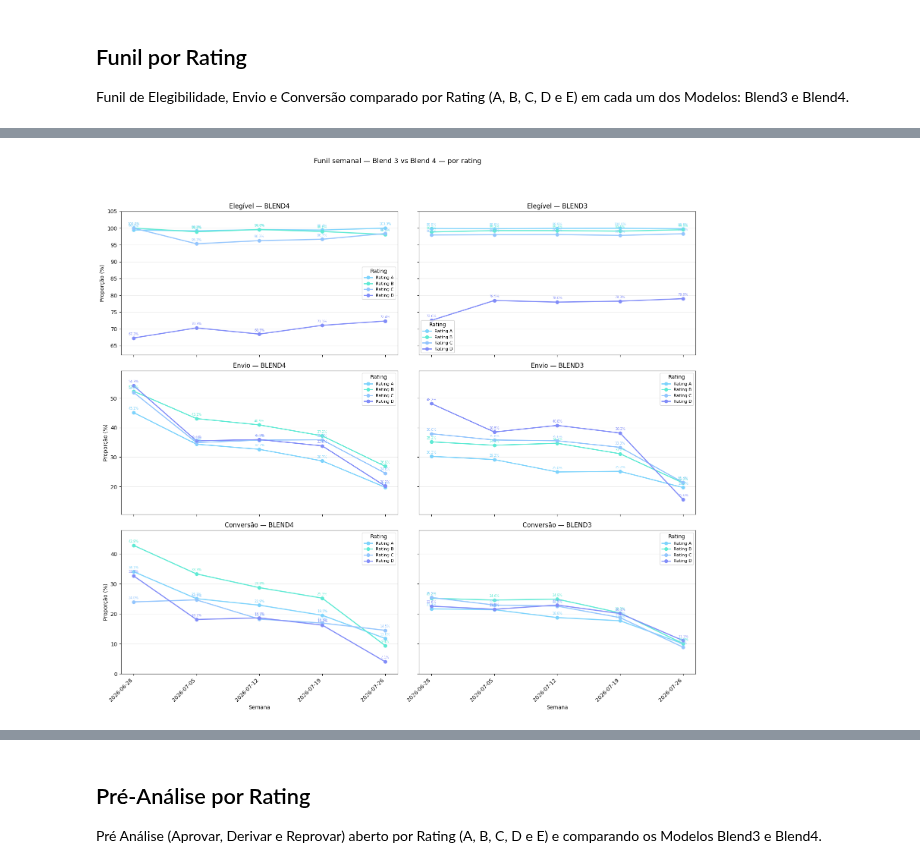
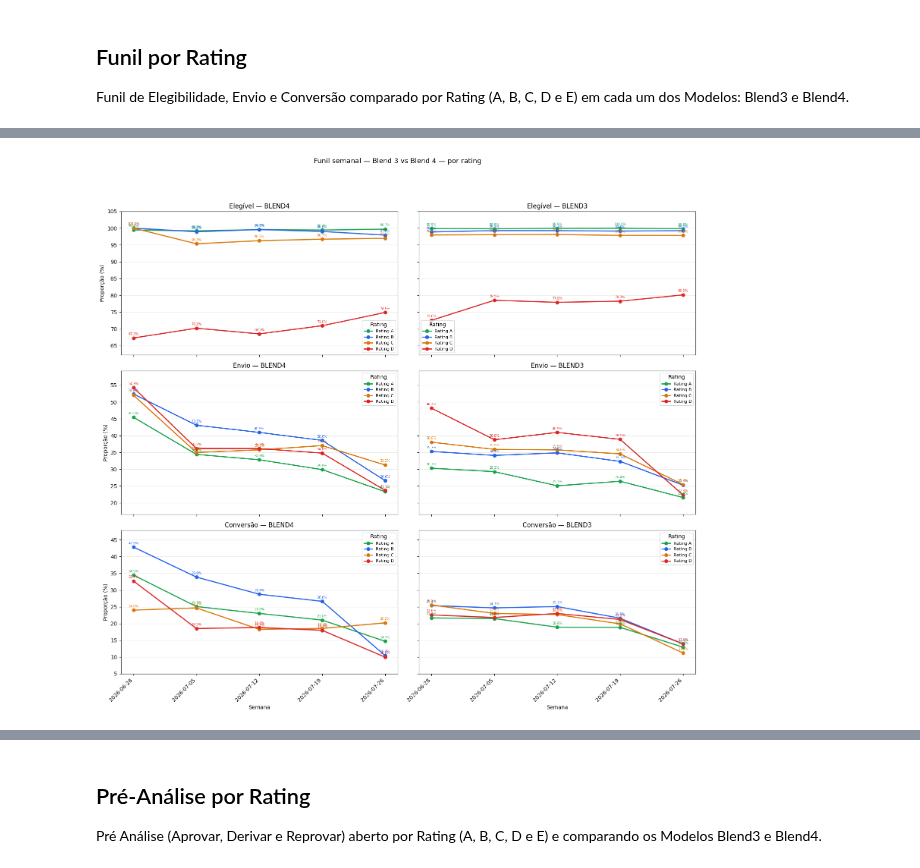
Before and after one commit to lucas-nascimento-loft/monitoramento-modelos, a Jupyter notebook: 02.Monitoramento_Funil_Blend4.ipynb, the cells around one changed output, grey strips where cells are left out. Saved outputs shown, nothing was run; the diff lists cells and outputs as text; code cells hidden in the pictures.

```diff
--- a/02.Monitoramento_Funil_Blend4.ipynb
+++ b/02.Monitoramento_Funil_Blend4.ipynb
@@ -1245,21 +975,46 @@ for metric_col, metric_label in METRICS.items():
+# %%
+RATINGS_TO_PLOT = ["A", "B", "C", "D"]
+
+RATING_COLOR_MAP_FUNNEL = {
+    "A": "#16A34A",  # verde
+    "B": "#2563EB",  # azul
+    "C": "#D97706",  # laranja
+    "D": "#DC2626",  # vermelho
+    "E": "#334155",  # cinza escuro
+    "N/I": "#94A3B8",
+}
+
+plot_funnel_metrics_by_rating_side_by_side(
+    df_weekly,
+    models=MODEL_ORDER_GRAPH,
+    ratings=RATINGS_TO_PLOT,
+    time_grain="week",
+    model_col=MODEL_COL,
+    rating_col=RATING_COL,
+    rating_color_map=RATING_COLOR_MAP_FUNNEL,  # <-- aqui
+    ylim=None,
+    auto_ylim_pad=5.0,
+    show_labels=True,
+    suptitle="Funil semanal — Blend 3 vs Blend 4 — por rating",
+)
+# %% [output]
+[figure, added]
 # %%
 
-RATINGS_TO_PLOT = ["A", "B", "C", "D"]
-plot_funnel_metrics_by_rating_side_by_side(
-    df_weekly,
-    models=MODEL_ORDER_GRAPH,
-    ratings=RATINGS_TO_PLOT,
-    time_grain="week",
-    model_col=MODEL_COL,
-    rating_col=RATING_COL,
-    # min_volume_per_model=MIN_VOLUME_WEEKLY,
-    ylim=None,              # auto por linha
-    auto_ylim_pad=5.0,      # margem acima/abaixo dos dados
-    show_labels=True,
-    suptitle="Funil semanal — Blend 3 vs Blend 4 — por rating",
-)
+# RATINGS_TO_PLOT = ["A", "B", "C", "D"]
+# plot_funnel_metrics_by_rating_side_by_side(
+#     df_weekly,
+#     models=MODEL_ORDER_GRAPH,
+#     ratings=RATINGS_TO_PLOT,
+#     time_grain="week",
+#     model_col=MODEL_COL,
+#     rating_col=RATING_COL,
+#     # min_volume_per_model=MIN_VOLUME_WEEKLY,
+#     ylim=None,              # auto por linha
+#     auto_ylim_pad=5.0,      # margem acima/abaixo dos dados
+#     show_labels=True,
+#     suptitle="Funil semanal — Blend 3 vs Blend 4 — por rating",
+# )
-# %% [output]
-[figure, removed]
 # %%
 
 RATINGS_TO_PLOT = ["E"]
```
Also changed, not shown: parts of 46 cells of this notebook, 8 other files.
